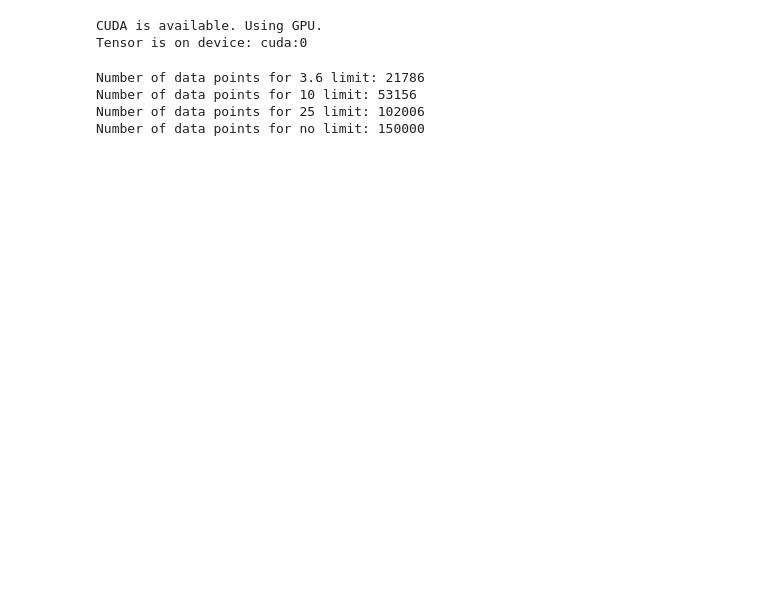
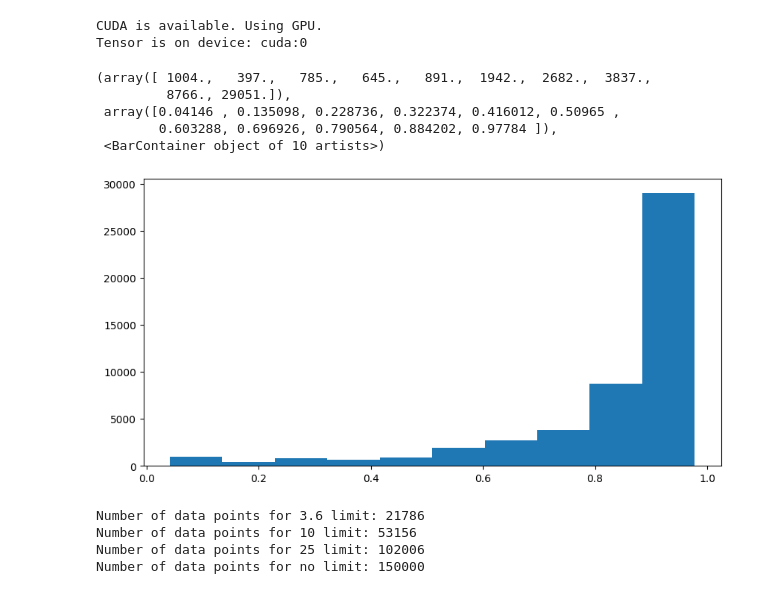
Before and after one commit to filipronn/SEEX30_Cloud_Fog, a Jupyter notebook: Cloud_rm/torch_qrnn_test_thin_thick.ipynb, the cells around one changed output. Drawn from its saved outputs; the diff is of its cells as text; code cells hidden in the pictures; blank space fills up the shorter version.

```diff
--- a/Cloud_rm/torch_qrnn_test_thin_thick.ipynb
+++ b/Cloud_rm/torch_qrnn_test_thin_thick.ipynb
@@ -75,6 +60,15 @@ data_all_10=data_all[data_all['COT']<10]
 data_all_25=data_all[data_all['COT']<25]
 
 #data_all=hf.add_MSI_noise(data_all,channel_labels)
+# %%
+plt.hist(data_mixed['Clear_B12'])
+# %% [output]
+(array([ 1004.,   397.,   785.,   645.,   891.,  1942.,  2682.,  3837.,
+         8766., 29051.]),
+ array([0.04146 , 0.135098, 0.228736, 0.322374, 0.416012, 0.50965 ,
+        0.603288, 0.696926, 0.790564, 0.884202, 0.97784 ]),
+ <BarContainer object of 10 artists>)
+[figure, added]
 # %%
 print("Number of data points for 3.6 limit: "+str(len(data_all_3_6)))
 print("Number of data points for 10 limit: "+str(len(data_all_10)))
```
Also changed, not shown: parts of 13 cells of this notebook, 2 other files.
